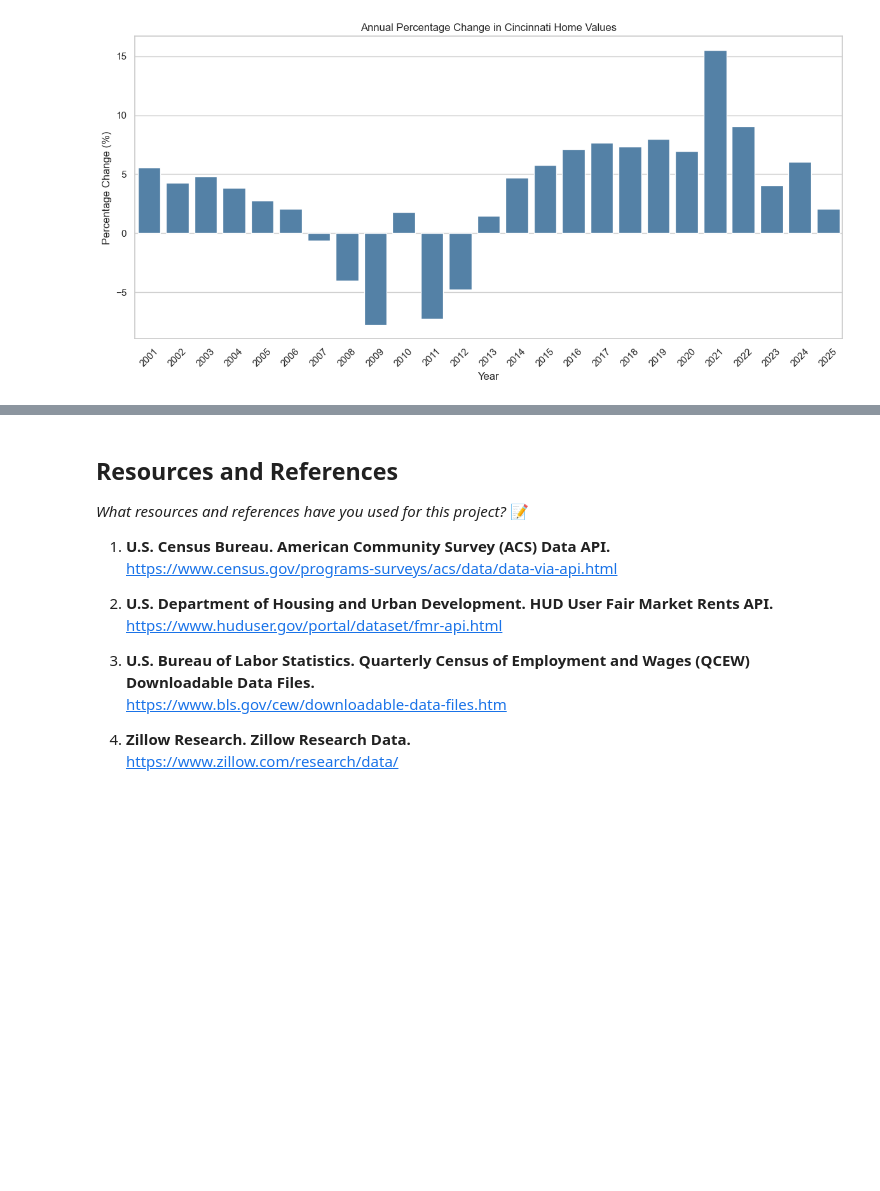
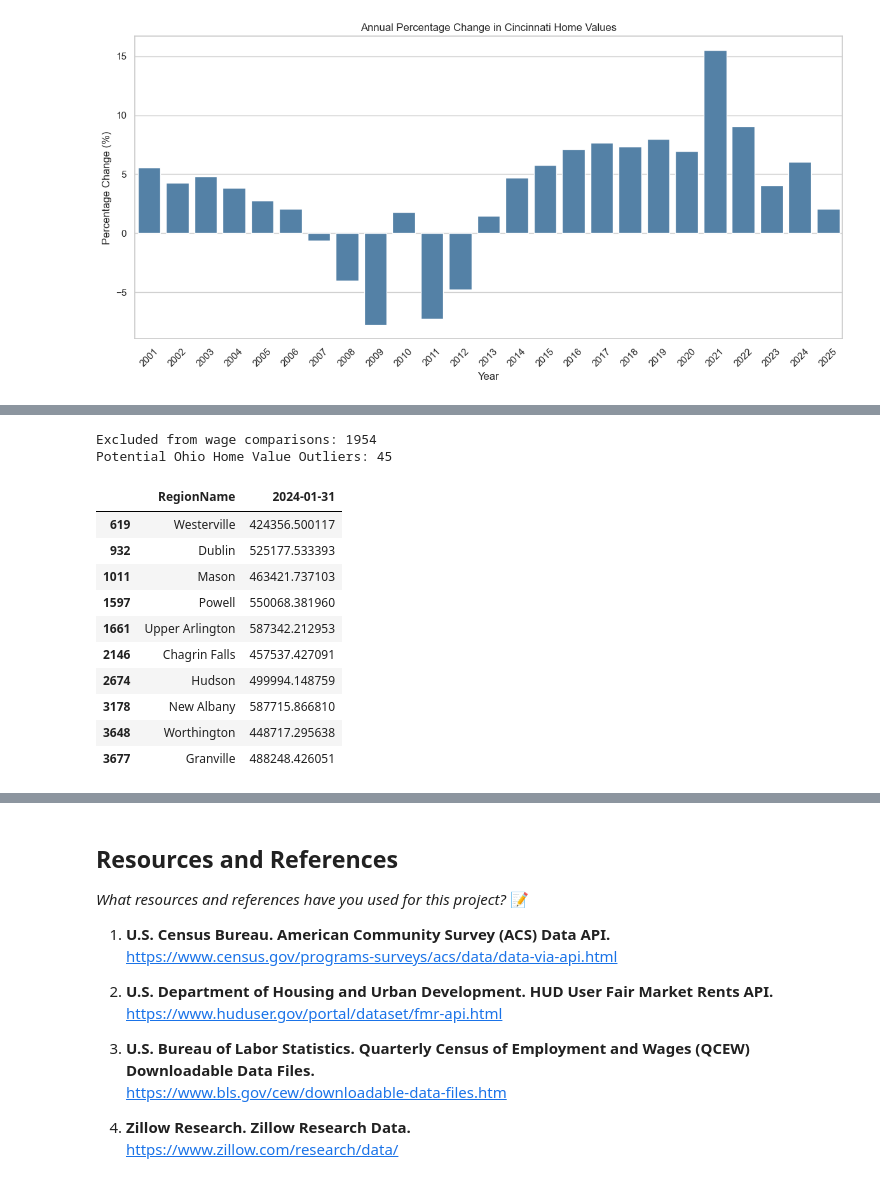
Before and after one commit to IT4063C-Fall2026/data-tech-analytics-final-project-bella-orr, a Jupyter notebook: source.ipynb, the cells around one changed output, grey strips where cells are left out. Cells and saved outputs as stored; diff of their text form; code cells hidden in the pictures; blank space fills up the shorter version.

Commit message:
completed data cleaning

```diff
--- a/source.ipynb
+++ b/source.ipynb
@@ -476,0 +490,15 @@ plt.show()
+# %%
+# Create copies of the original datasets
+clean_qcew = qcew_df.copy()
+clean_qcew2 = qcew_df2.copy()
+clean_homes = home_prices_df.copy()
+
+# Check for duplicate records
+print("BLS Cincinnati:", clean_qcew.duplicated().sum())
+print("BLS Cincinnati-Wilmington:", clean_qcew2.duplicated().sum())
+print("Zillow:", clean_homes.duplicated().sum())
+
+# Remove exact duplicate records, if any
+clean_qcew = clean_qcew.drop_duplicates()
+clean_qcew2 = clean_qcew2.drop_duplicates()
+clean_homes = clean_homes.drop_duplicates()
@@ -476,0 +610,54 @@ plt.show()
+# %%
+# Identify BLS records with zero or missing wages/employment
+invalid_wages = clean_qcew[
+    (clean_qcew["avg_annual_pay"].isna()) |
+    (clean_qcew["annual_avg_emplvl"].isna()) |
+    (clean_qcew["avg_annual_pay"] <= 0) |
+    (clean_qcew["annual_avg_emplvl"] <= 0)
+]
+
+print("Excluded from wage comparisons:", len(invalid_wages))
+
+# Keep valid wage records
+valid_wages = clean_qcew[
+    (clean_qcew["avg_annual_pay"] > 0) &
+    (clean_qcew["annual_avg_emplvl"] > 0)
+].copy()
+
+# Identify home value outliers across Ohio cities
+ohio_homes_clean = clean_homes[
+    (clean_homes["State"] == "OH") &
+    (clean_homes["RegionType"] == "city")
+].copy()
+
+values = ohio_homes_clean["2024-01-31"].dropna()
+
+Q1 = values.quantile(0.25)
+Q3 = values.quantile(0.75)
+IQR = Q3 - Q1
+
+lower_bound = Q1 - 1.5 * IQR
+upper_bound = Q3 + 1.5 * IQR
+
+outliers = ohio_homes_clean[
+    (ohio_homes_clean["2024-01-31"] < lower_bound) |
+    (ohio_homes_clean["2024-01-31"] > upper_bound)
+]
+
+print("Potential Ohio Home Value Outliers:", len(outliers))
+
+outliers[["RegionName", "2024-01-31"]].head(10)
+# %% [output]
+Excluded from wage comparisons: 1954
+Potential Ohio Home Value Outliers: 45
+|  | RegionName | 2024-01-31 |
+| 619 | Westerville | 424356.500117 |
+| 932 | Dublin | 525177.533393 |
+| 1011 | Mason | 463421.737103 |
+| 1597 | Powell | 550068.381960 |
+| 1661 | Upper Arlington | 587342.212953 |
+| 2146 | Chagrin Falls | 457537.427091 |
+| 2674 | Hudson | 499994.148759 |
+| 3178 | New Albany | 587715.866810 |
+| 3648 | Worthington | 448717.295638 |
+| 3677 | Granville | 488248.426051 |
```
Also changed, not shown: parts of 6 cells of this notebook, 2 other files.
